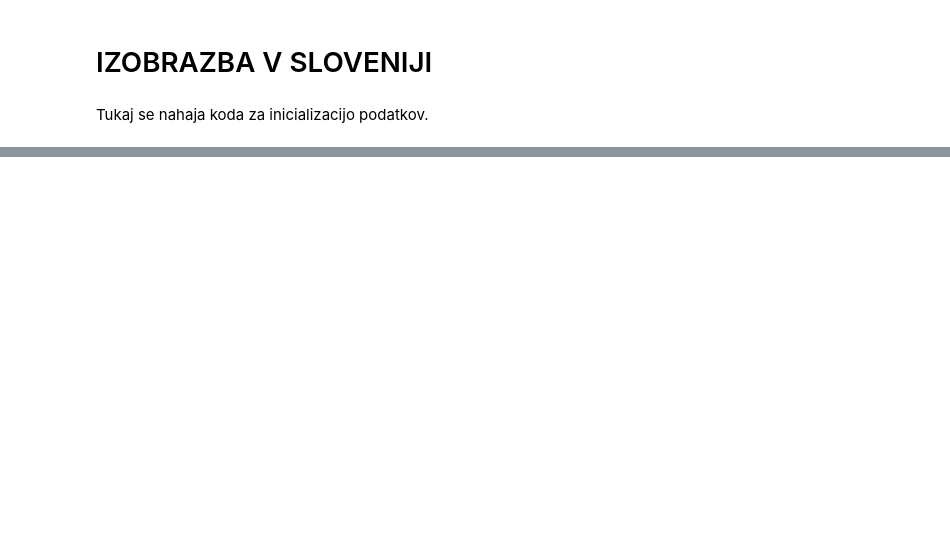
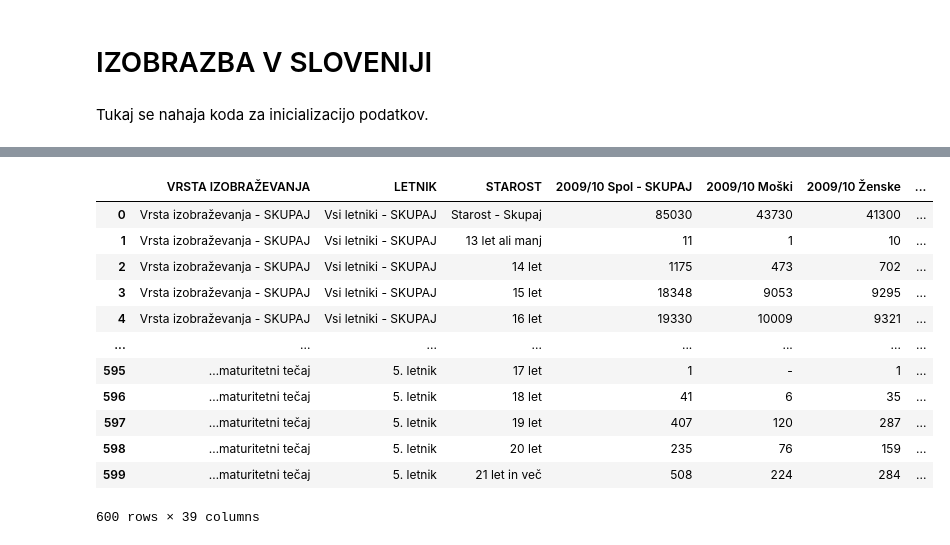
Before and after one commit to ShiftIsLost/PR-seminarska, a Jupyter notebook: IZOBRAZBA V SLOVENIJI.ipynb, the cells around one changed output, grey strips where cells are left out. Cells and saved outputs as stored; diff of their text form; code cells hidden in the pictures; blank space fills up the shorter version.

```diff
--- a/IZOBRAZBA V SLOVENIJI.ipynb
+++ b/IZOBRAZBA V SLOVENIJI.ipynb
@@ -36,0 +87,19 @@ Vprasanje 1
+# %%
+dijaki_vrsta_izobrazbe = pd.read_csv('podatki/dijaki-vrsta-izobrazbe.csv',sep=' ',encoding='cp1250')
+#Dijaki po starosti, letnikih, spolu in vrsti izobraževanja, Slovenija, letno
+#Link: https://pxweb.stat.si/SiStatData/pxweb/sl/Data/-/0953221S.px
+dijaki_vrsta_izobrazbe
+# %% [output]
+|  | VRSTA IZOBRAŽEVANJA | LETNIK | STAROST | 2009/10 Spol - SKUPAJ | 2009/10 Moški | 2009/10 Ženske | ... |
+| 0 | Vrsta izobraževanja - SKUPAJ | Vsi letniki - SKUPAJ | Starost - Skupaj | 85030 | 43730 | 41300 | ... |
+| 1 | Vrsta izobraževanja - SKUPAJ | Vsi letniki - SKUPAJ | 13 let ali manj | 11 | 1 | 10 | ... |
+| 2 | Vrsta izobraževanja - SKUPAJ | Vsi letniki - SKUPAJ | 14 let | 1175 | 473 | 702 | ... |
+| 3 | Vrsta izobraževanja - SKUPAJ | Vsi letniki - SKUPAJ | 15 let | 18348 | 9053 | 9295 | ... |
+| 4 | Vrsta izobraževanja - SKUPAJ | Vsi letniki - SKUPAJ | 16 let | 19330 | 10009 | 9321 | ... |
+| ... | ... | ... | ... | ... | ... | ... | ... |
+| 595 | …maturitetni tečaj | 5. letnik | 17 let | 1 | - | 1 | ... |
+| 596 | …maturitetni tečaj | 5. letnik | 18 let | 41 | 6 | 35 | ... |
+| 597 | …maturitetni tečaj | 5. letnik | 19 let | 407 | 120 | 287 | ... |
+| 598 | …maturitetni tečaj | 5. letnik | 20 let | 235 | 76 | 159 | ... |
+| 599 | …maturitetni tečaj | 5. letnik | 21 let in več | 508 | 224 | 284 | ... |
+600 rows × 39 columns
```
Also changed, not shown: parts of 10 cells of this notebook, 4 other files.
